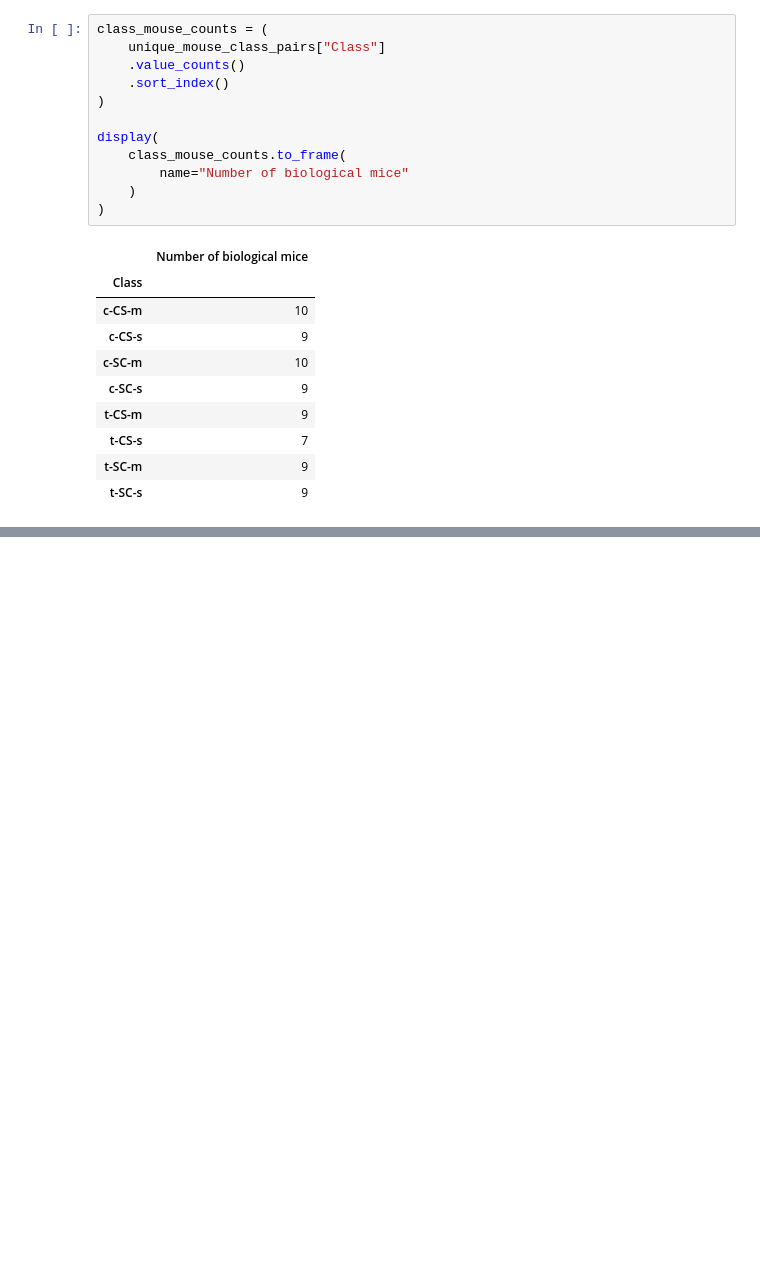
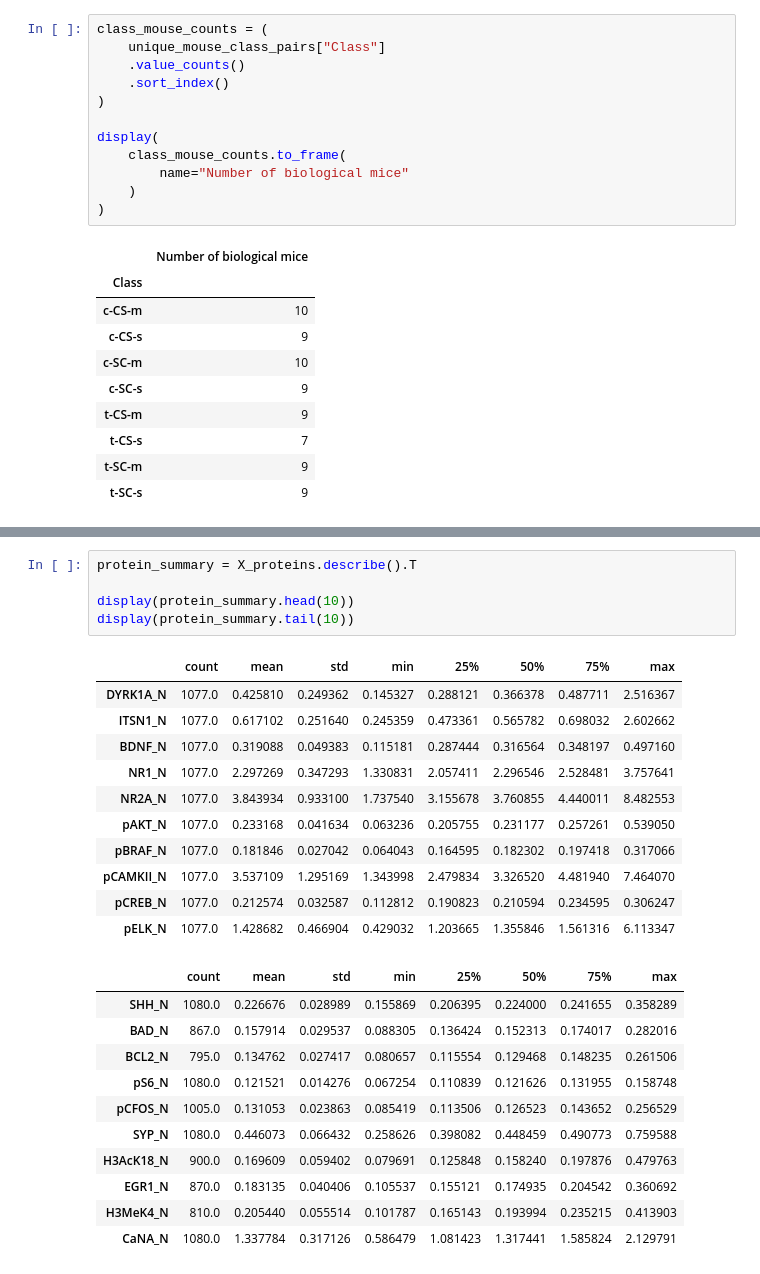
Before and after one commit to M00un/mouse-protein-ml, a Jupyter notebook: notebooks/01_data_audit.ipynb, the cells around one changed output, grey strips where cells are left out. Cells and saved outputs as stored; diff of their text form; blank space fills up the shorter version.

```diff
--- a/notebooks/01_data_audit.ipynb
+++ b/notebooks/01_data_audit.ipynb
@@ -450,0 +458,28 @@ display(
+# %%
+protein_summary = X_proteins.describe().T
+
+display(protein_summary.head(10))
+display(protein_summary.tail(10))
+# %% [output]
+|  | count | mean | std | min | 25% | 50% | 75% | max |
+| DYRK1A_N | 1077.0 | 0.425810 | 0.249362 | 0.145327 | 0.288121 | 0.366378 | 0.487711 | 2.516367 |
+| ITSN1_N | 1077.0 | 0.617102 | 0.251640 | 0.245359 | 0.473361 | 0.565782 | 0.698032 | 2.602662 |
+| BDNF_N | 1077.0 | 0.319088 | 0.049383 | 0.115181 | 0.287444 | 0.316564 | 0.348197 | 0.497160 |
+| NR1_N | 1077.0 | 2.297269 | 0.347293 | 1.330831 | 2.057411 | 2.296546 | 2.528481 | 3.757641 |
+| NR2A_N | 1077.0 | 3.843934 | 0.933100 | 1.737540 | 3.155678 | 3.760855 | 4.440011 | 8.482553 |
+| pAKT_N | 1077.0 | 0.233168 | 0.041634 | 0.063236 | 0.205755 | 0.231177 | 0.257261 | 0.539050 |
+| pBRAF_N | 1077.0 | 0.181846 | 0.027042 | 0.064043 | 0.164595 | 0.182302 | 0.197418 | 0.317066 |
+| pCAMKII_N | 1077.0 | 3.537109 | 1.295169 | 1.343998 | 2.479834 | 3.326520 | 4.481940 | 7.464070 |
+| pCREB_N | 1077.0 | 0.212574 | 0.032587 | 0.112812 | 0.190823 | 0.210594 | 0.234595 | 0.306247 |
+| pELK_N | 1077.0 | 1.428682 | 0.466904 | 0.429032 | 1.203665 | 1.355846 | 1.561316 | 6.113347 |
+|  | count | mean | std | min | 25% | 50% | 75% | max |
+| SHH_N | 1080.0 | 0.226676 | 0.028989 | 0.155869 | 0.206395 | 0.224000 | 0.241655 | 0.358289 |
+| BAD_N | 867.0 | 0.157914 | 0.029537 | 0.088305 | 0.136424 | 0.152313 | 0.174017 | 0.282016 |
+| BCL2_N | 795.0 | 0.134762 | 0.027417 | 0.080657 | 0.115554 | 0.129468 | 0.148235 | 0.261506 |
+| pS6_N | 1080.0 | 0.121521 | 0.014276 | 0.067254 | 0.110839 | 0.121626 | 0.131955 | 0.158748 |
+| pCFOS_N | 1005.0 | 0.131053 | 0.023863 | 0.085419 | 0.113506 | 0.126523 | 0.143652 | 0.256529 |
+| SYP_N | 1080.0 | 0.446073 | 0.066432 | 0.258626 | 0.398082 | 0.448459 | 0.490773 | 0.759588 |
+| H3AcK18_N | 900.0 | 0.169609 | 0.059402 | 0.079691 | 0.125848 | 0.158240 | 0.197876 | 0.479763 |
+| EGR1_N | 870.0 | 0.183135 | 0.040406 | 0.105537 | 0.155121 | 0.174935 | 0.204542 | 0.360692 |
+| H3MeK4_N | 810.0 | 0.205440 | 0.055514 | 0.101787 | 0.165143 | 0.193994 | 0.235215 | 0.413903 |
+| CaNA_N | 1080.0 | 1.337784 | 0.317126 | 0.586479 | 1.081423 | 1.317441 | 1.585824 | 2.129791 |
```
Also changed, not shown: parts of 8 cells of this notebook.
